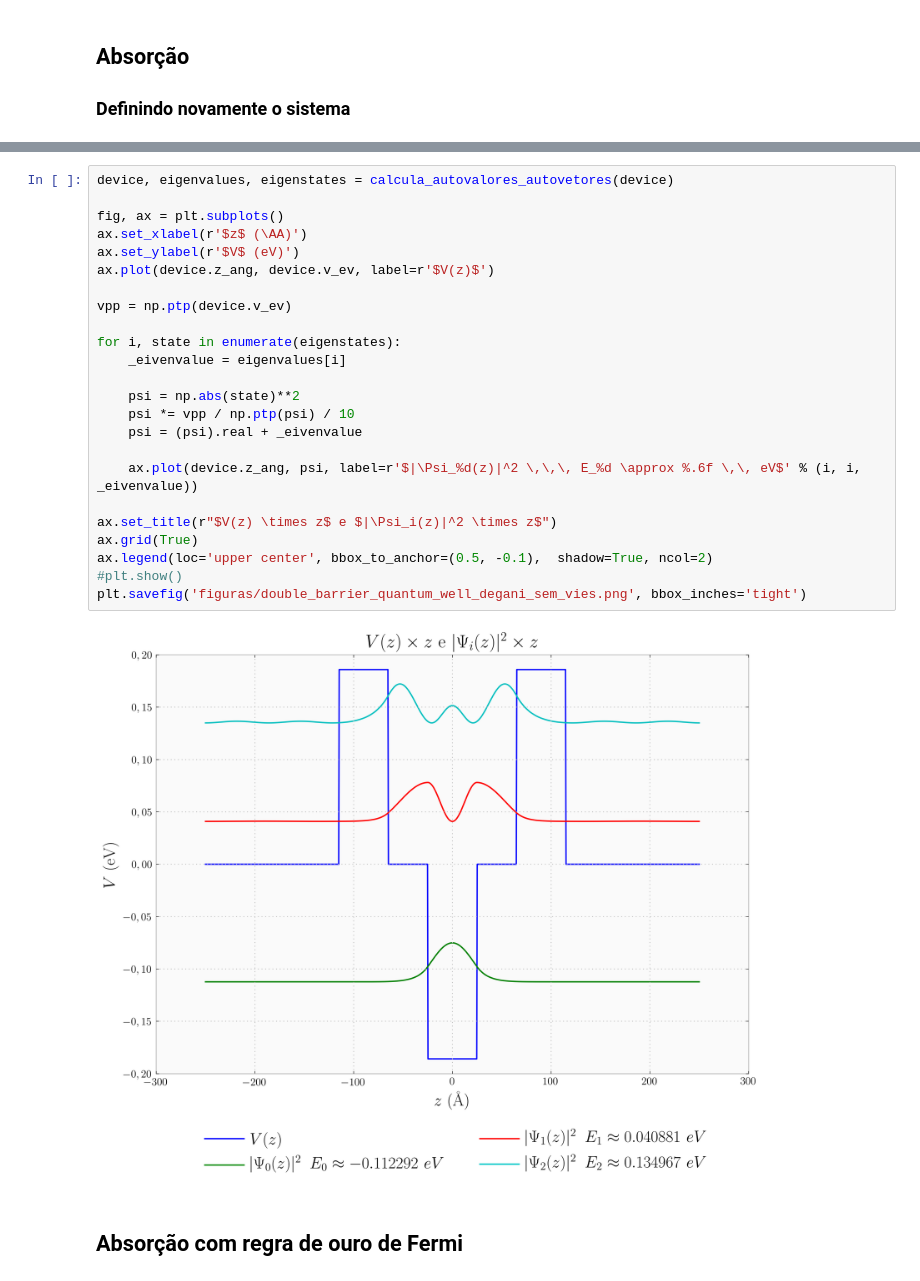
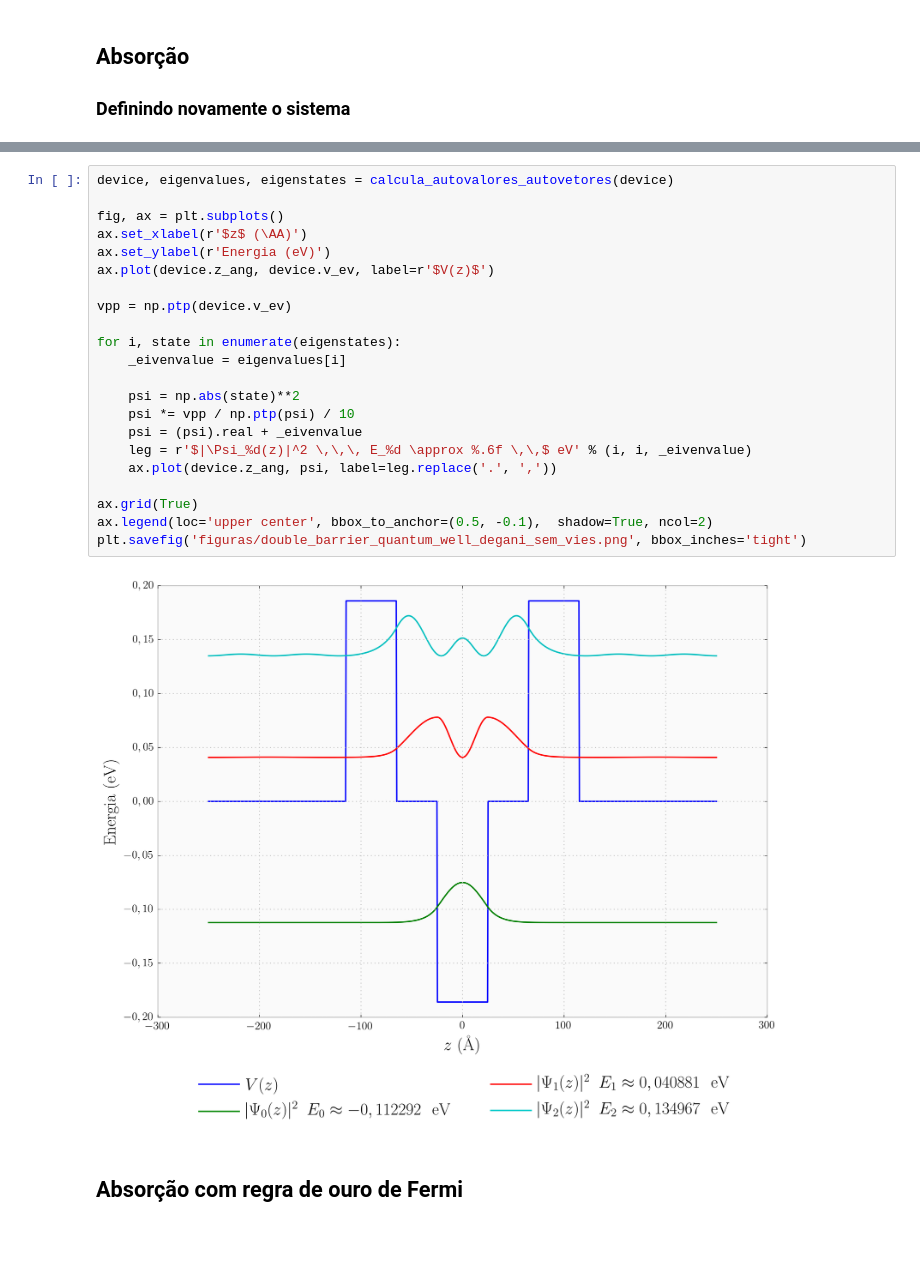
Before and after one commit to thiagolcmelo/mestrado, a Jupyter notebook: fotocorrente-absorcao-gaas-algaas.ipynb, the cells around one changed output, grey strips where cells are left out. Drawn from its saved outputs; the diff is of its cells as text; blank space fills up the shorter version.

```diff
--- a/fotocorrente-absorcao-gaas-algaas.ipynb
+++ b/fotocorrente-absorcao-gaas-algaas.ipynb
@@ -703,29 +703,27 @@ dc = device.plot(x='z_ang', y='v_st_ev', grid=True, title='Vst(eV) x z (Ang)')
 # %%
 device, eigenvalues, eigenstates = calcula_autovalores_autovetores(device)
 
 fig, ax = plt.subplots()
 ax.set_xlabel(r'$z$ (\AA)')
-ax.set_ylabel(r'$V$ (eV)')
+ax.set_ylabel(r'Energia (eV)')
 ax.plot(device.z_ang, device.v_ev, label=r'$V(z)$')
 
 vpp = np.ptp(device.v_ev)
 
 for i, state in enumerate(eigenstates):
     _eivenvalue = eigenvalues[i]
 
     psi = np.abs(state)**2
     psi *= vpp / np.ptp(psi) / 10
     psi = (psi).real + _eivenvalue
+    leg = r'$|\Psi_%d(z)|^2 \,\,\, E_%d \approx %.6f \,\,$ eV' % (i, i, _eivenvalue)
+    ax.plot(device.z_ang, psi, label=leg.replace('.', ','))
 
-    ax.plot(device.z_ang, psi, label=r'$|\Psi_%d(z)|^2 \,\,\, E_%d \approx %.6f \,\, eV$' % (i, i, _eivenvalue))
-
-ax.set_title(r"$V(z) \times z$ e $|\Psi_i(z)|^2 \times z$")
 ax.grid(True)
 ax.legend(loc='upper center', bbox_to_anchor=(0.5, -0.1),  shadow=True, ncol=2)
-#plt.show()
 plt.savefig('figuras/double_barrier_quantum_well_degani_sem_vies.png', bbox_inches='tight')
 # %% [output]
-[figure, old version]
+[figure, new version]
 # %% [markdown]
 ## Absorção com regra de ouro de Fermi
 # %%
```
Also changed, not shown: parts of 6 cells of this notebook, 10 other files.
